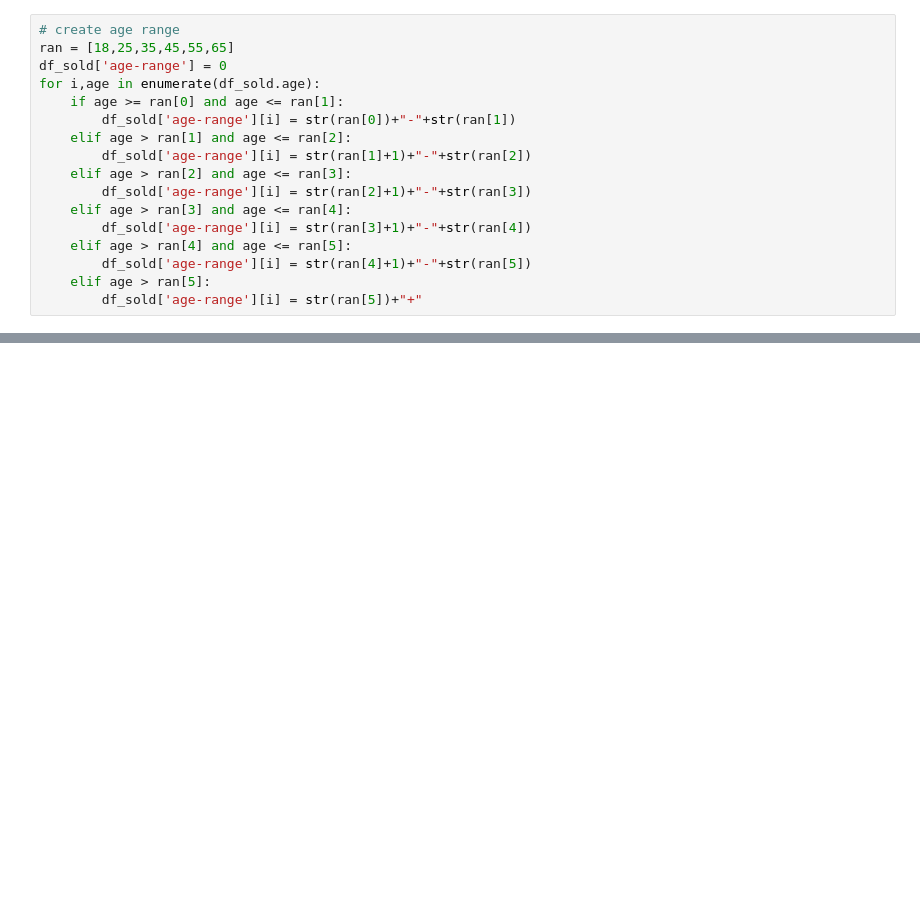
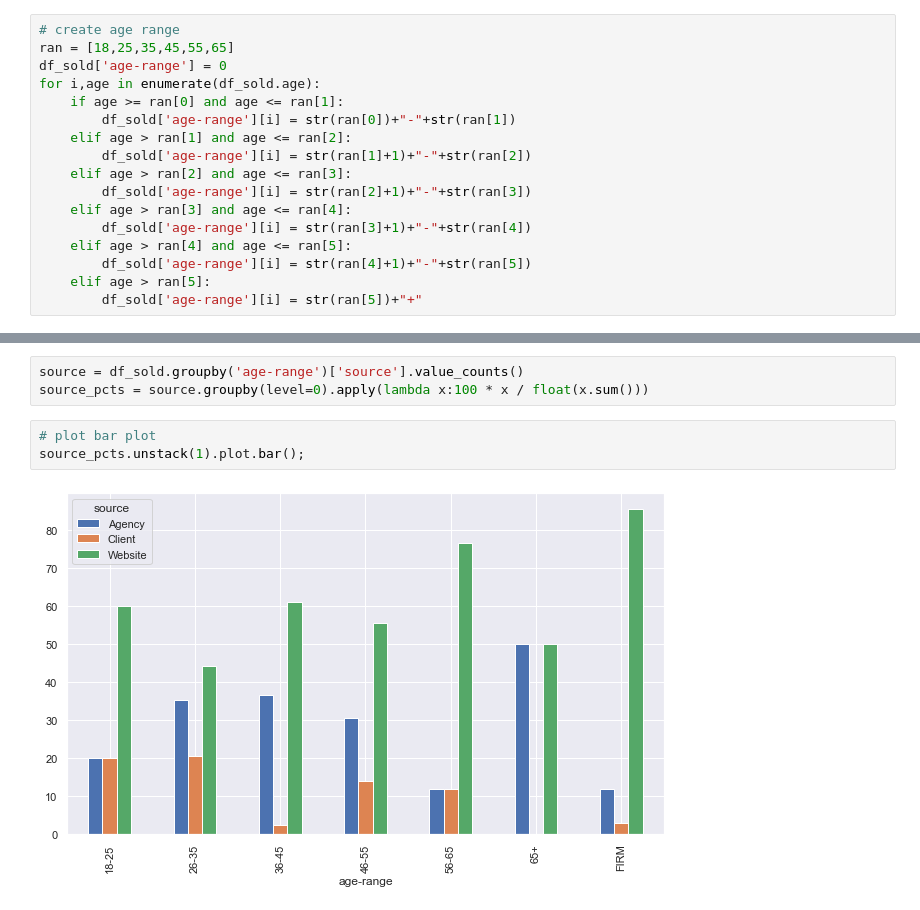
Before and after one commit to 0xNILADRI/property-sale-eda, a Jupyter notebook: property_sale_eda.ipynb, the cells around one changed output, grey strips where cells are left out. Drawn from its saved outputs; the diff is of its cells as text; blank space fills up the shorter version.

```diff
--- a/property_sale_eda.ipynb
+++ b/property_sale_eda.ipynb
@@ -252,0 +276,8 @@ df_sold
+# %%
+source = df_sold.groupby('age-range')['source'].value_counts()
+source_pcts = source.groupby(level=0).apply(lambda x:100 * x / float(x.sum()))
+# %%
+# plot bar plot
+source_pcts.unstack(1).plot.bar();
+# %% [output]
+[figure, added]
```
Also changed, not shown: parts of 23 cells of this notebook.
